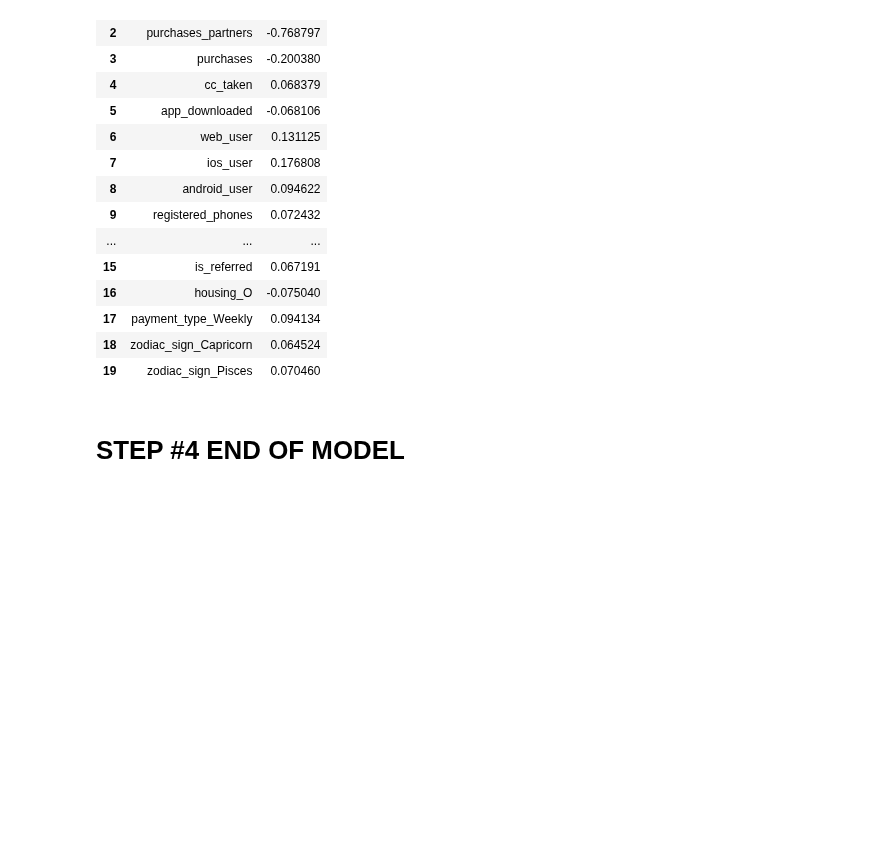
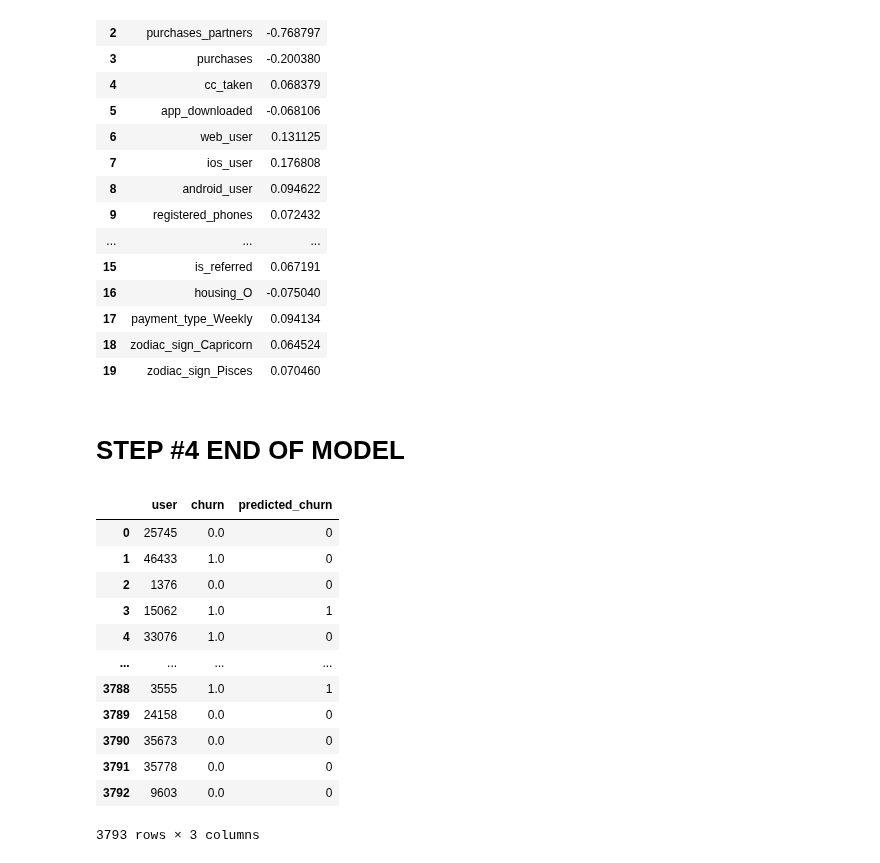
Before and after one commit to kwakyebrilliant/subscription_products, a Jupyter notebook: Project2Model.ipynb, the cells around one changed output. Cells and saved outputs as stored; diff of their text form; code cells hidden in the pictures; blank space fills up the shorter version.

Commit message:
final results

```diff
--- a/Project2Model.ipynb
+++ b/Project2Model.ipynb
@@ -311,3 +311,19 @@ final_results = pd.concat([y_test, user_identifier], axis = 1).dropna()
 final_results['predicted_churn'] = y_pred
 # %%
 final_results = final_results[['user', 'churn', 'predicted_churn']].reset_index(drop=True)
+# %%
+final_results
+# %% [output]
+|  | user | churn | predicted_churn |
+| 0 | 25745 | 0.0 | 0 |
+| 1 | 46433 | 1.0 | 0 |
+| 2 | 1376 | 0.0 | 0 |
+| 3 | 15062 | 1.0 | 1 |
+| 4 | 33076 | 1.0 | 0 |
+| ... | ... | ... | ... |
+| 3788 | 3555 | 1.0 | 1 |
+| 3789 | 24158 | 0.0 | 0 |
+| 3790 | 35673 | 0.0 | 0 |
+| 3791 | 35778 | 0.0 | 0 |
+| 3792 | 9603 | 0.0 | 0 |
+3793 rows × 3 columns
```
